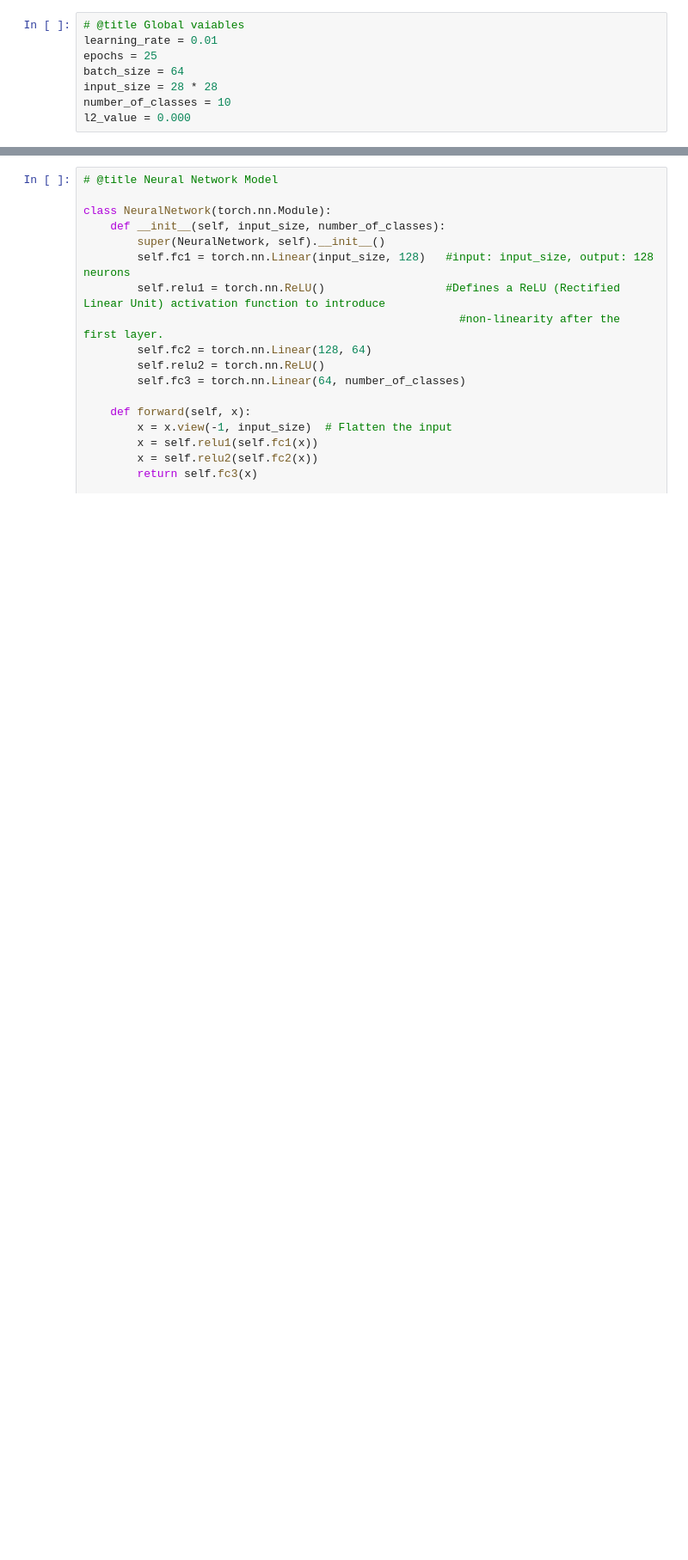
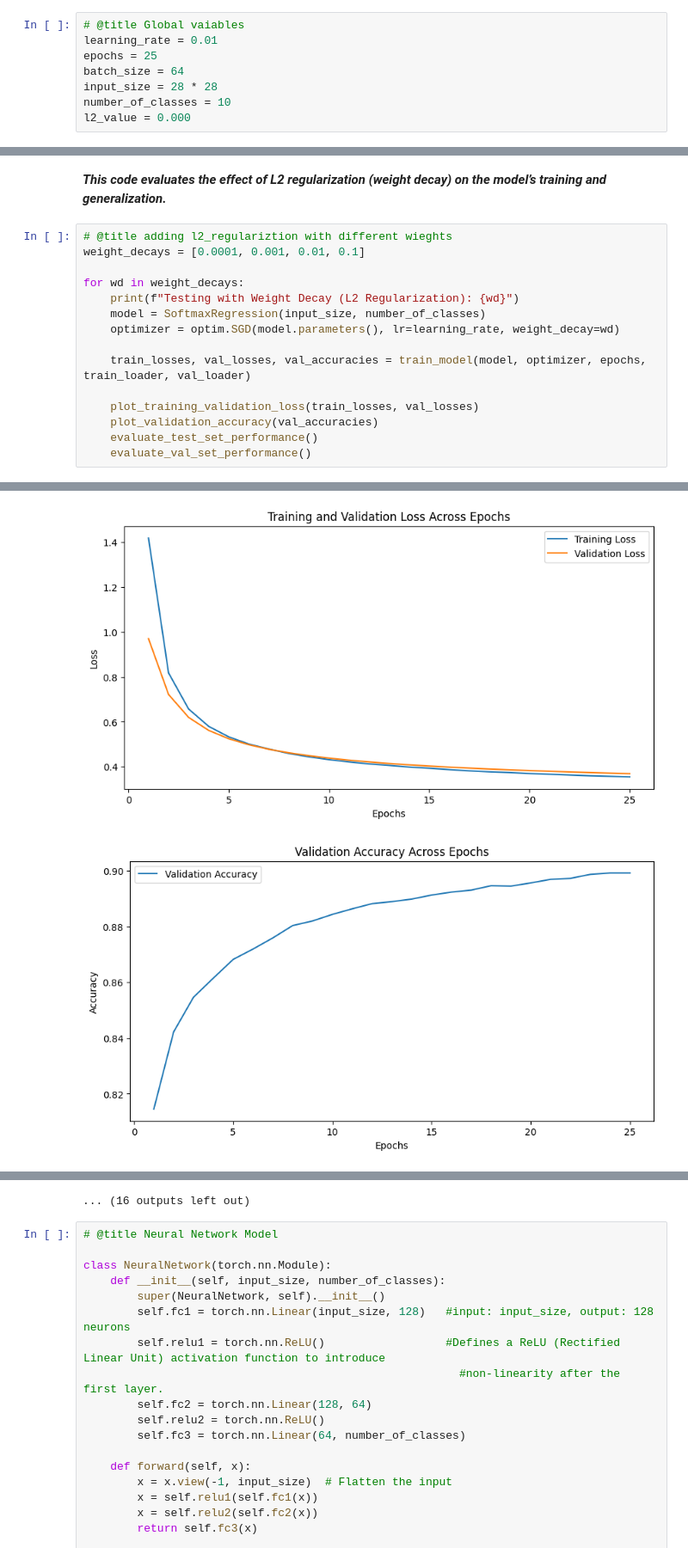
Before and after one commit to mahfouz72/softmax-and-neural-network-mnist, a Jupyter notebook: softmax_and_neural_network_mnist.ipynb, the cells around one changed output, grey strips where cells are left out. Shown at 86% size. Drawn from its saved outputs; the diff is of its cells as text; blank space fills up the shorter version.

```diff
--- a/softmax_and_neural_network_mnist.ipynb
+++ b/softmax_and_neural_network_mnist.ipynb
@@ -108,0 +399,18 @@ for epoch in range(epochs):
+# %% [markdown]
+***This code evaluates the effect of L2 regularization (weight decay) on the model’s training and generalization.***
+# %%
+# @title adding l2_regulariztion with different wieghts
+weight_decays = [0.0001, 0.001, 0.01, 0.1]
+
+for wd in weight_decays:
+    print(f"Testing with Weight Decay (L2 Regularization): {wd}")
+    model = SoftmaxRegression(input_size, number_of_classes)
+    optimizer = optim.SGD(model.parameters(), lr=learning_rate, weight_decay=wd)
+
+    train_losses, val_losses, val_accuracies = train_model(model, optimizer, epochs, train_loader, val_loader)
+
+    plot_training_validation_loss(train_losses, val_losses)
+    plot_validation_accuracy(val_accuracies)
+    evaluate_test_set_performance()
+    evaluate_val_set_performance()
+# %% [output]
@@ -108,0 +434,2 @@ for epoch in range(epochs):
+[figure, added]
+[figure, added]
@@ -109,3 +464,4 @@ for epoch in range(epochs):
+... (16 outputs left out)
 # %%
 # @title Neural Network Model
 
```
Also changed, not shown: parts of 24 cells of this notebook.
